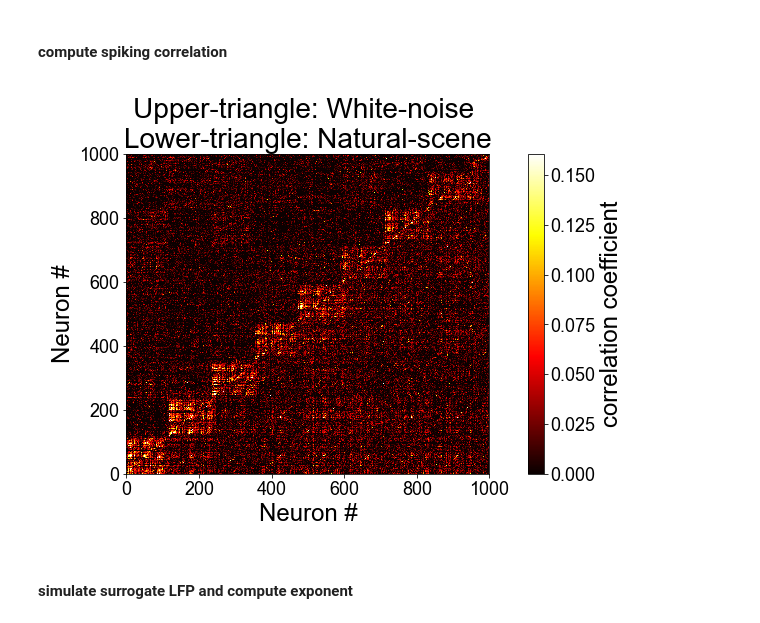
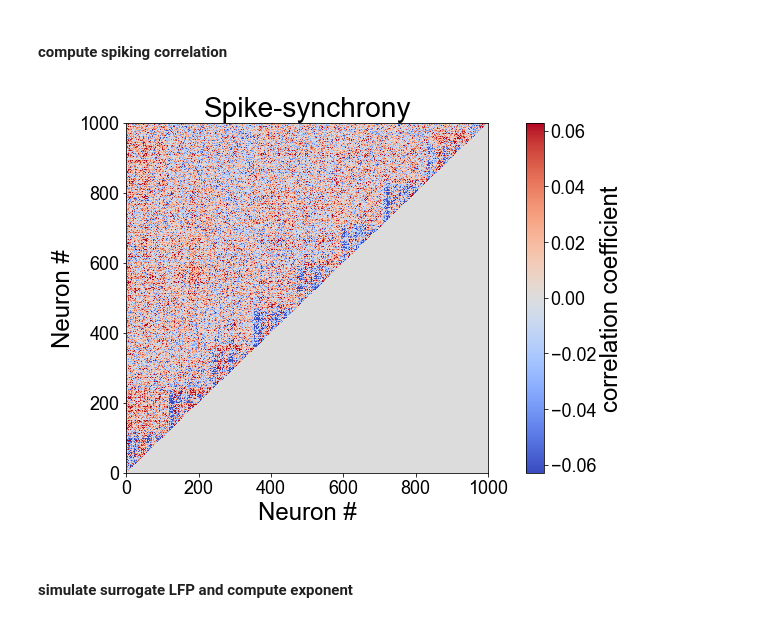
Before and after one commit to mwprestonjr/sfn_2022, a Jupyter notebook: notebooks/panel_4.ipynb, the cells around one changed output. Cells and saved outputs as stored; diff of their text form; code cells hidden in the pictures.

Commit message:
update fig appearance
plot spikes and lfp separate
update corr colormap
updae fig fnames
update figsize
remove corr from final plot

```diff
--- a/notebooks/panel_4.ipynb
+++ b/notebooks/panel_4.ipynb
@@ -136,25 +136,33 @@ for ii, st in enumerate([spike_times_noise,spike_times_natural]):
 # %%
 # plot corr
 
+# settings
+n2plot = 1000 # plot first N units only
+
+# # combine data for compact plotting
+# corr_mat_comb = np.tril(corr_mat[0][:n2plot,:n2plot], -1) + \
+#     np.triu(corr_mat[1][:n2plot,:n2plot], 1)
 
 # combine data for compact plotting
-corr_mat_comb = np.tril(corr_mat[0][:n2plot,:n2plot], -1) + \
-    np.triu(corr_mat[1][:n2plot,:n2plot], 1)
+corr_mat_comb = np.tril(corr_mat[1][:n2plot,:n2plot], -1) - \
+    np.tril(corr_mat[0][:n2plot,:n2plot], -1)
 
 # compute norm for colorbar
-norm = Normalize(vmin=0, vmax=np.max(corr_mat_comb)*0.25)
+limit = np.max(np.abs(corr_mat_comb))*0.1
+norm = TwoSlopeNorm(vmin=-limit, vcenter=0, vmax=limit)
 
 # plot
 fig, ax = plt.subplots(figsize=[8,6])
-ax.pcolormesh(corr_mat_comb, cmap='hot', norm=norm)
-fig.colorbar(ScalarMappable(norm=norm, cmap='hot'), ax=ax, label='correlation coefficient')
+ax.pcolormesh(corr_mat_comb, cmap='coolwarm', norm=norm)
+fig.colorbar(ScalarMappable(norm=norm, cmap='coolwarm'), ax=ax, label='correlation coefficient')
 ax.set(xlabel='Neuron #',ylabel='Neuron #')
-ax.set_title('Upper-triangle: White-noise \nLower-triangle: Natural-scene')
+# ax.set_title('Upper-triangle: White-noise \nLower-triangle: Natural-scene')
+ax.set_title('Spike-synchrony')
 
 # save
-plt.savefig(DIR_FIG + f'/panel_3_center.png', dpi=300)
+plt.savefig(DIR_FIG + f'/panel_4_fig1.png', dpi=300)
 # %% [output]
-[figure, old version]
+[figure, new version]
 # %% [markdown]
 #### simulate surrogate LFP and compute exponent
 # %%
```
Also changed, not shown: parts of 3 cells of this notebook.
